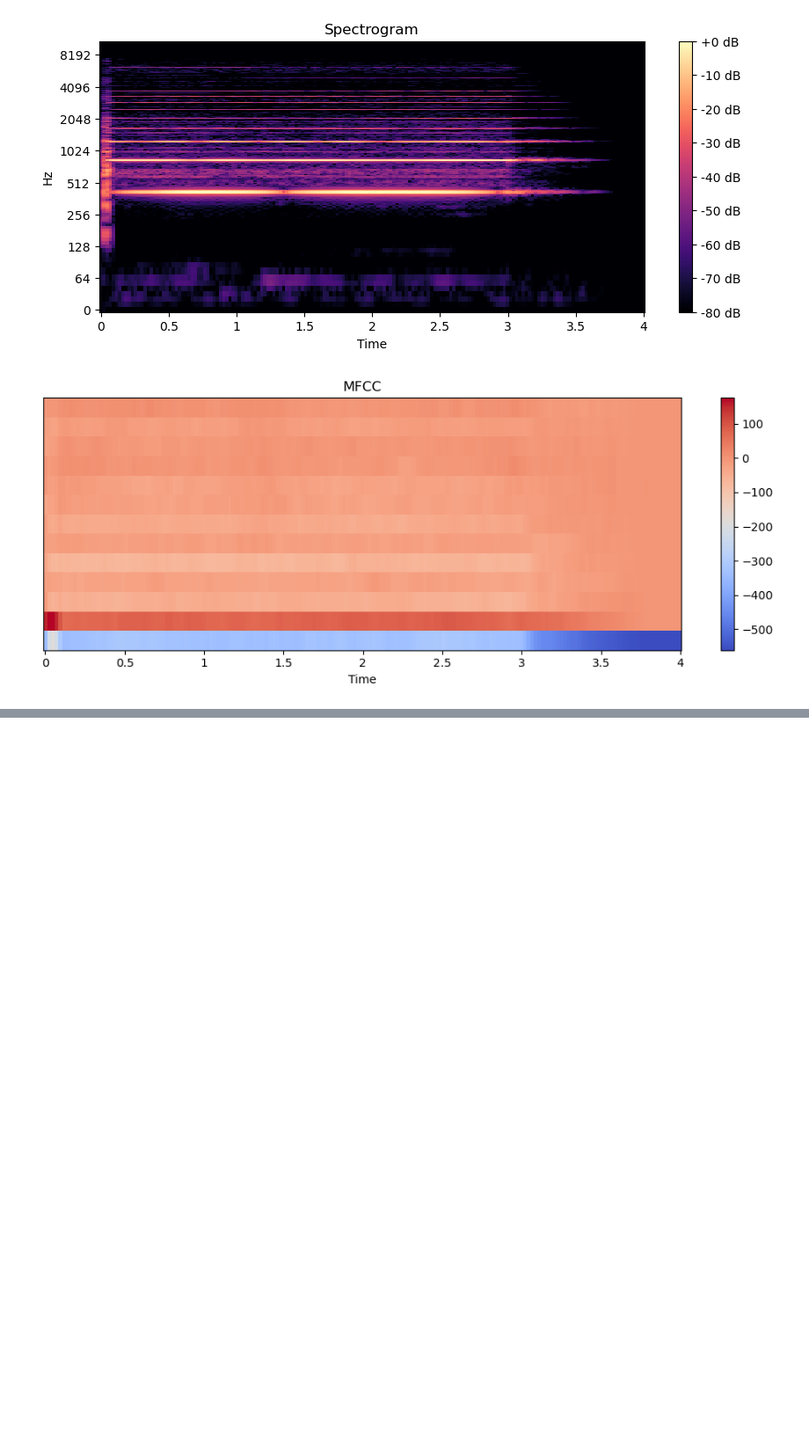
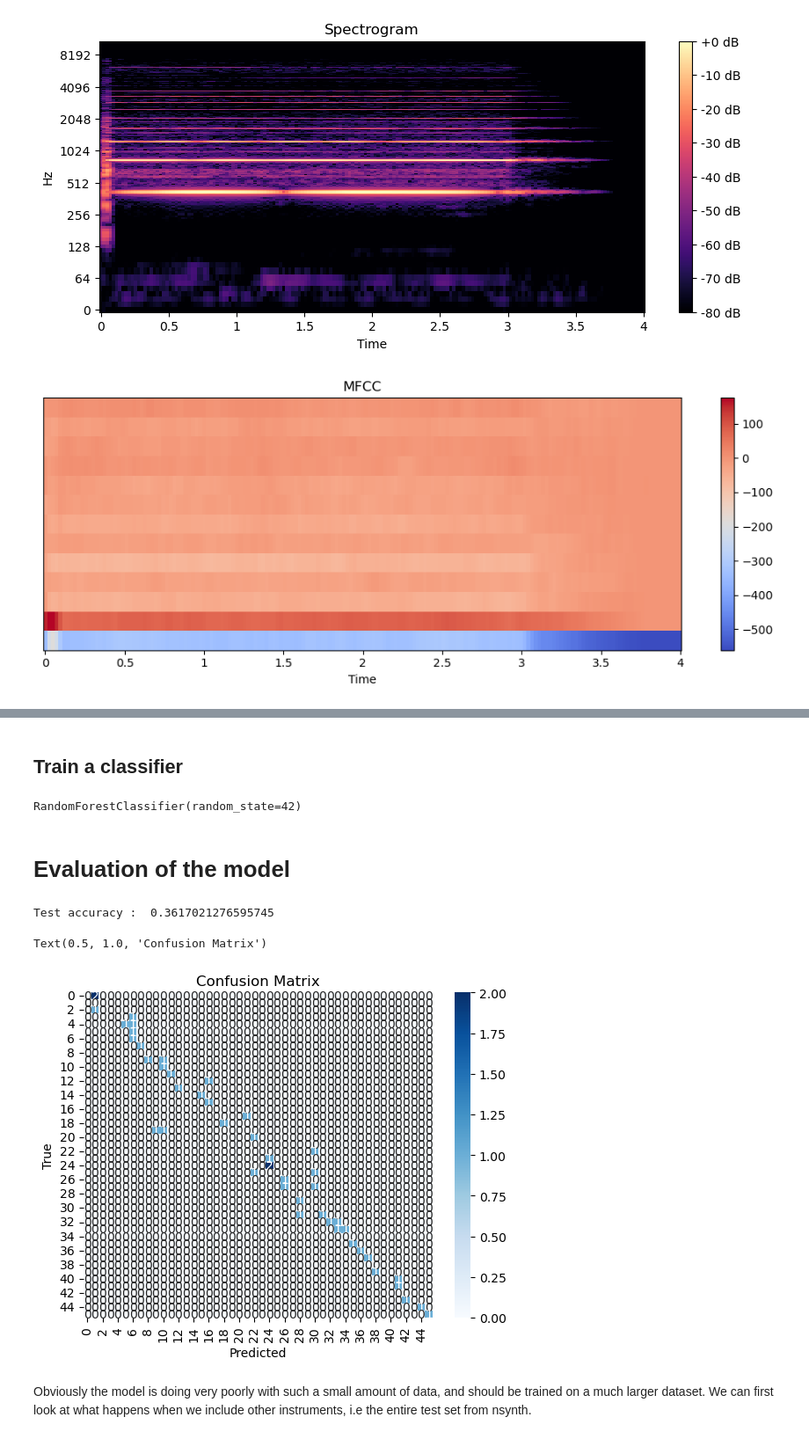
Before and after one commit to lbrezin/music-transcription-ml-demo, a Jupyter notebook: Transcription.ipynb, the cells around one changed output, grey strips where cells are left out. Shown at 88% size. Saved outputs shown, nothing was run; the diff lists cells and outputs as text; code cells hidden in the pictures; blank space fills up the shorter version.

Commit message:
Predicition on super small dataset

```diff
--- a/Transcription.ipynb
+++ b/Transcription.ipynb
@@ -76,0 +79,3 @@ df.to_csv('reed_mfcc_features.csv', index=False)
+# %%
+#Load data from the previous extranxted csv file.
+df = pd.read_csv('reed_mfcc_features.csv')
@@ -76,0 +84,18 @@ df.to_csv('reed_mfcc_features.csv', index=False)
+# %%
+X = df.drop('pitch',axis=1).values  #Hide values we want to infer
+y = df['pitch'].values #Learning the pitch
+X_train,X_test,y_train,y_test = sklearn.model_selection.train_test_split(X, y, test_size=0.2, random_state=42, stratify = None) #Don't do stratification on such a low sample
+# %% [markdown]
+## Train a classifier
+# %%
+clf = sklearn.ensemble.RandomForestClassifier(n_estimators=100,random_state=42)
+clf.fit(X_train,y_train)
+# %% [output]
+RandomForestClassifier(random_state=42)
+# %% [markdown]
+# Evaluation of the model
+# %%
+y_pred = clf.predict(X_test)
+print("Test accuracy : ", sklearn.metrics.accuracy_score(y_test,y_pred))
+# %% [output]
+Test accuracy :  0.3617021276595745
@@ -76,0 +104,12 @@ df.to_csv('reed_mfcc_features.csv', index=False)
+# %%
+cm = sklearn.metrics.confusion_matrix(y_test,y_pred)
+fig,ax=plt.subplots()
+sns.heatmap(cm,annot=True,fmt='d',cmap='Blues',ax=ax)
+ax.set_xlabel('Predicted')
+ax.set_ylabel('True')
+ax.set_title('Confusion Matrix')
+# %% [output]
+Text(0.5, 1.0, 'Confusion Matrix')
+[figure, added]
+# %% [markdown]
+Obviously the model is doing very poorly with such a small amount of data, and should be trained on a much larger dataset. We can first look at what happens when we include other instruments, i.e the entire test set from nsynth.
```
Also changed, not shown: parts of 3 cells of this notebook.
